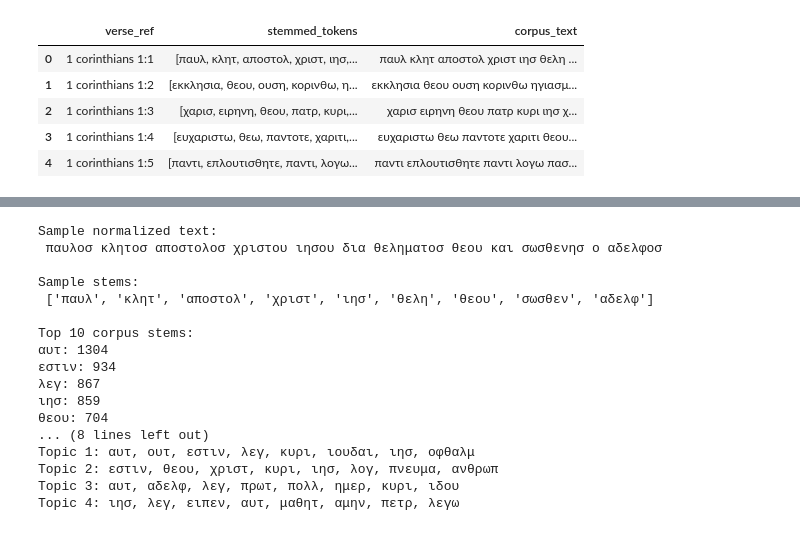
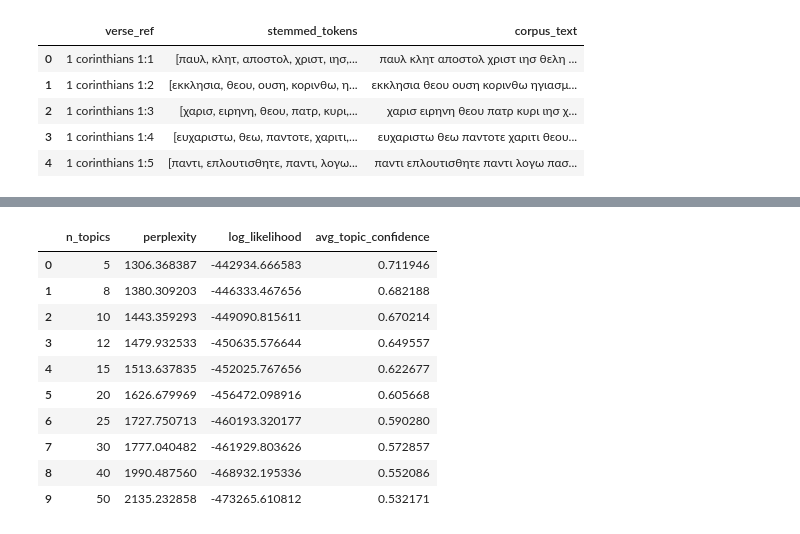
Before and after one commit to jonathanmh12/greek-semantic-ui, a Jupyter notebook: LDA.ipynb, the cells around one changed output, grey strips where cells are left out. Saved outputs shown, nothing was run; the diff lists cells and outputs as text; code cells hidden in the pictures.

```diff
--- a/LDA.ipynb
+++ b/LDA.ipynb
@@ -179,53 +152,41 @@ describe_topics(lda, feature_names, n_words=12)
-# %%
-print("Sample normalized text:\n", df.loc[0, "normalized_text"][:180])
-print("\nSample stems:\n", df.loc[0, "stemmed_tokens"][:20])
-print("\nTop 10 corpus stems:")
-for stem, count in Counter(stem for doc in corpus for stem in doc).most_common(10):
-    print(f"{stem}: {count}")
-
-print("\nTopic preview:")
-for row in describe_topics(lda, feature_names, n_words=8).head(5).itertuples(index=False):
-    print(f"Topic {row.topic}: {row.top_terms}")
-# %% [output]
-Sample normalized text:
- παυλοσ κλητοσ αποστολοσ χριστου ιησου δια θεληματοσ θεου και σωσθενησ ο αδελφοσ
-
-Sample stems:
- ['παυλ', 'κλητ', 'αποστολ', 'χριστ', 'ιησ', 'θελη', 'θεου', 'σωσθεν', 'αδελφ']
-
-Top 10 corpus stems:
-αυτ: 1304
-εστιν: 934
-λεγ: 867
-ιησ: 859
-θεου: 704
-... (8 lines left out)
-Topic 1: αυτ, ουτ, εστιν, λεγ, κυρι, ιουδαι, ιησ, οφθαλμ
-Topic 2: εστιν, θεου, χριστ, κυρι, ιησ, λογ, πνευμα, ανθρωπ
-Topic 3: αυτ, αδελφ, λεγ, πρωτ, πολλ, ημερ, κυρι, ιδου
-Topic 4: ιησ, λεγ, ειπεν, αυτ, μαθητ, αμην, πετρ, λεγω
 # %%
 candidate_topics = [5, 8, 10, 12, 15, 20, 25, 30, 40, 50]
 lda_results = []
 lda_models = {}
 
 for k in candidate_topics:
     model = LatentDirichletAllocation(
         n_components=k,
         learning_method="batch",
         max_iter=8,
         random_state=42,
     )
     doc_topic = model.fit_transform(doc_term_matrix)
     lda_models[k] = (model, doc_topic)
     lda_results.append(
         {
             "n_topics": k,
             "perplexity": model.perplexity(doc_term_matrix),
             "log_likelihood": model.score(doc_term_matrix),
             "avg_topic_confidence": doc_topic.max(axis=1).mean(),
         }
     )
 
-lda_eval_df = pd.DataFrame(lda_results).sort_values("perplexity")
-print(lda_eval_df)
+lda_eval_df = (
+    pd.DataFrame(lda_results)
+    .sort_values("perplexity")
+    .reset_index(drop=True)
+)
+lda_eval_df
+# %% [output]
+|  | n_topics | perplexity | log_likelihood | avg_topic_confidence |
+| 0 | 5 | 1306.368387 | -442934.666583 | 0.711946 |
+| 1 | 8 | 1380.309203 | -446333.467656 | 0.682188 |
+| 2 | 10 | 1443.359293 | -449090.815611 | 0.670214 |
+| 3 | 12 | 1479.932533 | -450635.576644 | 0.649557 |
+| 4 | 15 | 1513.637835 | -452025.767656 | 0.622677 |
+| 5 | 20 | 1626.679969 | -456472.098916 | 0.605668 |
+| 6 | 25 | 1727.750713 | -460193.320177 | 0.590280 |
+| 7 | 30 | 1777.040482 | -461929.803626 | 0.572857 |
+| 8 | 40 | 1990.487560 | -468932.195336 | 0.552086 |
+| 9 | 50 | 2135.232858 | -473265.610812 | 0.532171 |
```
Also changed, not shown: parts of 17 cells of this notebook, 17 other files.
